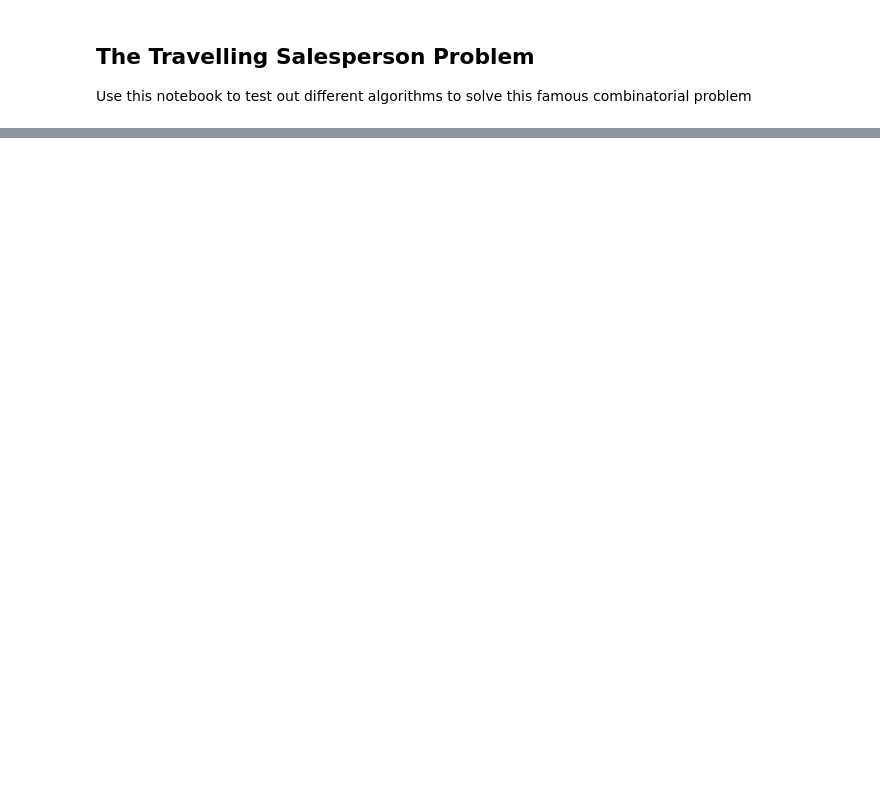
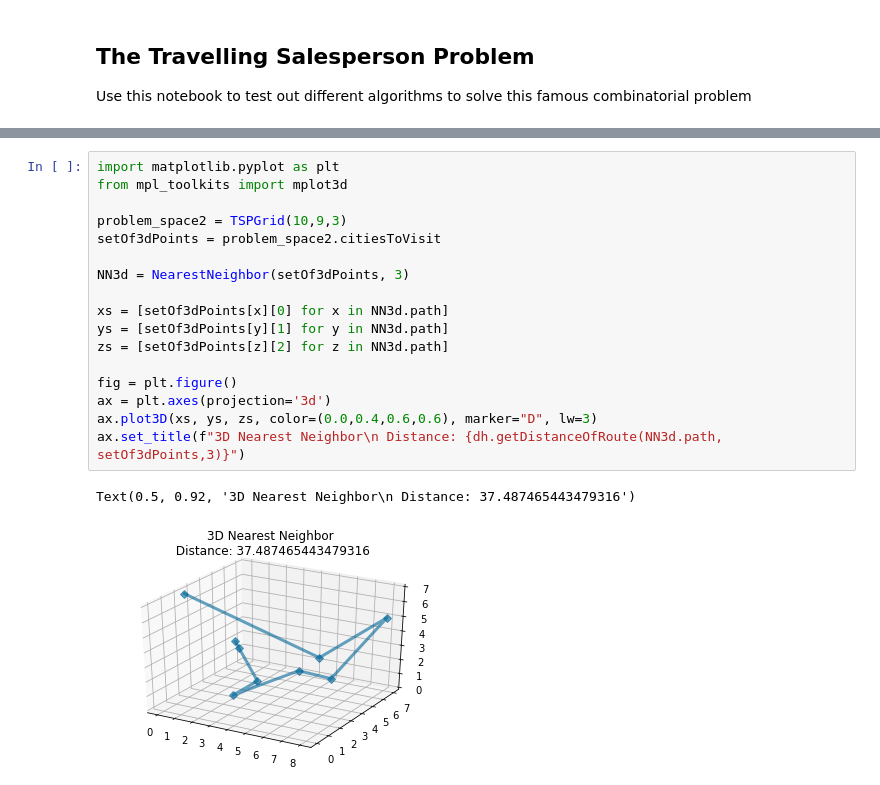
Before and after one commit to bobaba/Python-Practice, a Jupyter notebook: notebook.ipynb, the cells around one changed output, grey strips where cells are left out. Drawn from its saved outputs; the diff is of its cells as text; blank space fills up the shorter version.

Commit message:
added 3d nearest neighbor to notebook

```diff
--- a/notebook.ipynb
+++ b/notebook.ipynb
@@ -28,0 +33,20 @@ pm.PlotRoute(setOfPoints, nn.path, "Nearest Neighbor", dh.getDistanceOfRoute(nn.
+# %%
+import matplotlib.pyplot as plt
+from mpl_toolkits import mplot3d
+
+problem_space2 = TSPGrid(10,9,3)
+setOf3dPoints = problem_space2.citiesToVisit
+
+NN3d = NearestNeighbor(setOf3dPoints, 3)
+
+xs = [setOf3dPoints[x][0] for x in NN3d.path]
+ys = [setOf3dPoints[y][1] for y in NN3d.path]
+zs = [setOf3dPoints[z][2] for z in NN3d.path]
+
+fig = plt.figure()
+ax = plt.axes(projection='3d')
+ax.plot3D(xs, ys, zs, color=(0.0,0.4,0.6,0.6), marker="D", lw=3)
+ax.set_title(f"3D Nearest Neighbor\n Distance: {dh.getDistanceOfRoute(NN3d.path, setOf3dPoints,3)}")
+# %% [output]
+Text(0.5, 0.92, '3D Nearest Neighbor\n Distance: 37.487465443479316')
+[figure, added]
```
Also changed, not shown: parts of 2 cells of this notebook, 4 other files.
